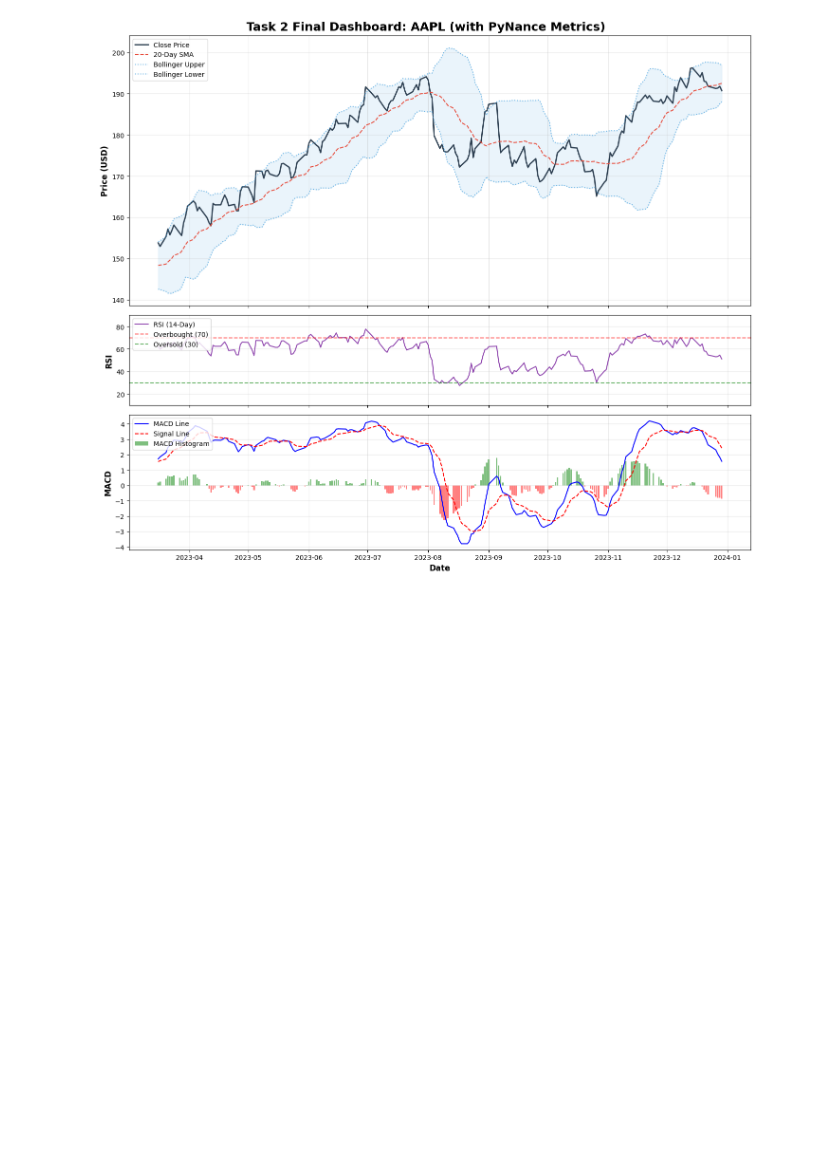
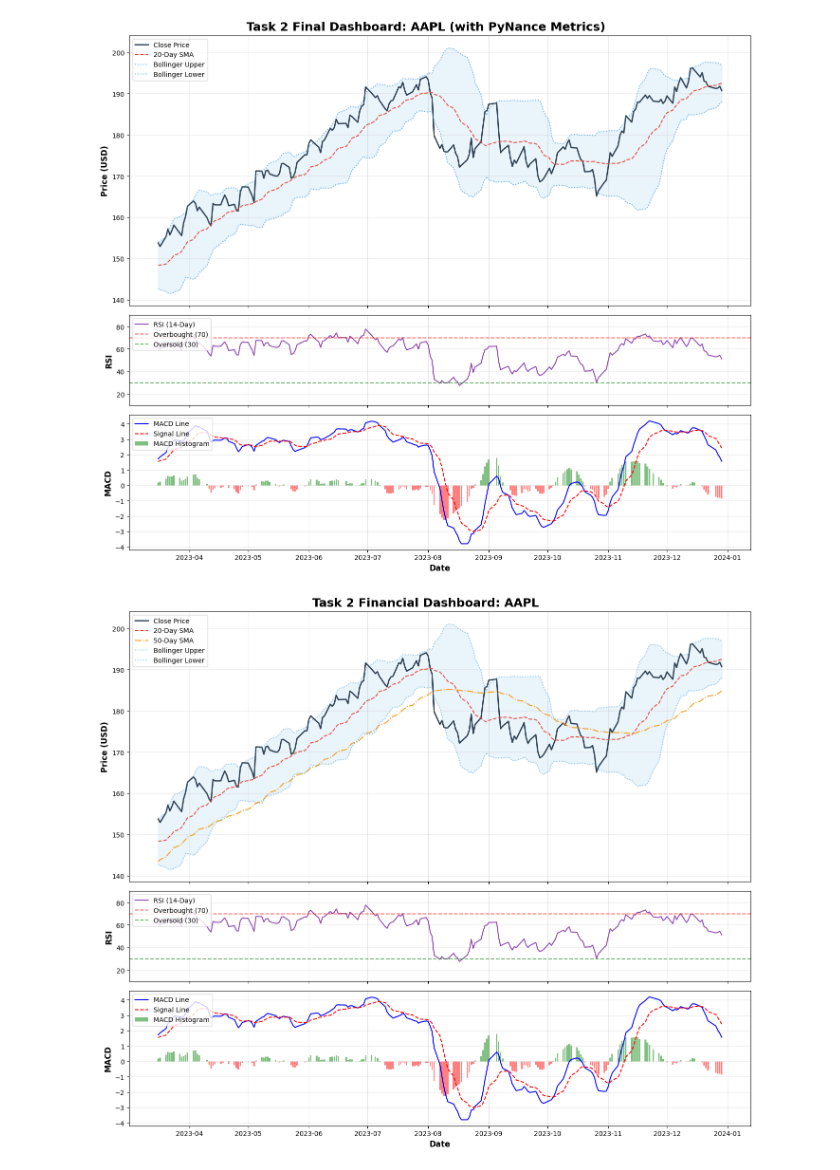
Before and after one commit to KetimTesfaye/news-sentiment-analysis, a Jupyter notebook: notebooks/02_quantitative_analysis.ipynb, the cells around one changed output. Saved outputs shown, nothing was run; the diff lists cells and outputs as text; code cells hidden in the pictures; blank space fills up the shorter version.

Commit message:
feat: complete Task 2 notebook with cleaned data, PyNance indicators, and visual analysis

```diff
--- a/notebooks/02_quantitative_analysis.ipynb
+++ b/notebooks/02_quantitative_analysis.ipynb
@@ -286,3 +286,62 @@ if aapl_key in stocks_dict:
     plot_final_dashboard(aapl_key, stocks_dict[aapl_key])
 # %% [output]
 [figure]
+# %%
+import matplotlib.pyplot as plt
+
+def plot_final_dashboard(ticker, df):
+    # Slice the last 200 trading days for a clean, readable chart
+    plot_df = df.tail(200)
+
+    # Create a figure with 3 subplots (Price, RSI, MACD)
+    fig, (ax1, ax2, ax3) = plt.subplots(3, 1, figsize=(14, 12), gridspec_kw={'height_ratios': [3, 1, 1.5]}, sharex=True)
+
+    clean_ticker = ticker.split(".")[0]
+    fig.suptitle(f'Task 2 Financial Dashboard: {clean_ticker}', fontsize=18, fontweight='bold')
+
+    # --- PANEL 1: Price overlaid with Moving Averages ---
+    ax1.plot(plot_df.index, plot_df['Close'], label='Close Price', color='#2c3e50', linewidth=2)
+    ax1.plot(plot_df.index, plot_df['SMA_20'], label='20-Day SMA', color='#e74c3c', linestyle='--')
+    ax1.plot(plot_df.index, plot_df['SMA_50'], label='50-Day SMA', color='#f39c12', linestyle='-.')
+
+    # Optional: Add your PyNance Bollinger Bands!
+    if 'Bollinger_Upper' in plot_df.columns:
+        ax1.plot(plot_df.index, plot_df['Bollinger_Upper'], color='#3498db', linestyle=':', alpha=0.5, label='Bollinger Upper')
+        ax1.plot(plot_df.index, plot_df['Bollinger_Lower'], color='#3498db', linestyle=':', alpha=0.5, label='Bollinger Lower')
+        ax1.fill_between(plot_df.index, plot_df['Bollinger_Lower'], plot_df['Bollinger_Upper'], color='#3498db', alpha=0.1)
+
+    ax1.set_ylabel('Price (USD)', fontsize=12, fontweight='bold')
+    ax1.legend(loc='upper left')
+    ax1.grid(True, alpha=0.3)
+
+    # --- PANEL 2: Relative Strength Index (RSI) ---
+    ax2.plot(plot_df.index, plot_df['RSI_14'], label='RSI (14-Day)', color='#8e44ad')
+    ax2.axhline(70, color='red', linestyle='--', alpha=0.6, label='Overbought (70)')
+    ax2.axhline(30, color='green', linestyle='--', alpha=0.6, label='Oversold (30)')
+    ax2.set_ylabel('RSI', fontsize=12, fontweight='bold')
+    ax2.set_ylim(10, 90)
+    ax2.legend(loc='upper left')
+    ax2.grid(True, alpha=0.3)
+
+    # --- PANEL 3: MACD ---
+    ax3.plot(plot_df.index, plot_df['MACD'], label='MACD Line', color='blue')
+    ax3.plot(plot_df.index, plot_df['MACD_signal'], label='Signal Line', color='red', linestyle='--')
+
+    # Plot histogram: green for positive momentum, red for negative
+    colors = ['green' if val >= 0 else 'red' for val in plot_df['MACD_hist']]
+    ax3.bar(plot_df.index, plot_df['MACD_hist'], label='MACD Histogram', color=colors, alpha=0.5)
+
+    ax3.set_ylabel('MACD', fontsize=12, fontweight='bold')
+    ax3.set_xlabel('Date', fontsize=12, fontweight='bold')
+    ax3.legend(loc='upper left')
+    ax3.grid(True, alpha=0.3)
+
+    plt.tight_layout()
+    plt.show()
+
+# Execute the plot for AAPL (Ensure 'stocks_dict' from your previous steps is loaded)
+aapl_key = 'AAPL.CSV' if 'AAPL.CSV' in stocks_dict else 'AAPL'
+if aapl_key in stocks_dict:
+    plot_final_dashboard(aapl_key, stocks_dict[aapl_key])
+# %% [output]
+[figure, added]
```
Also changed, not shown: parts of 3 cells of this notebook.
